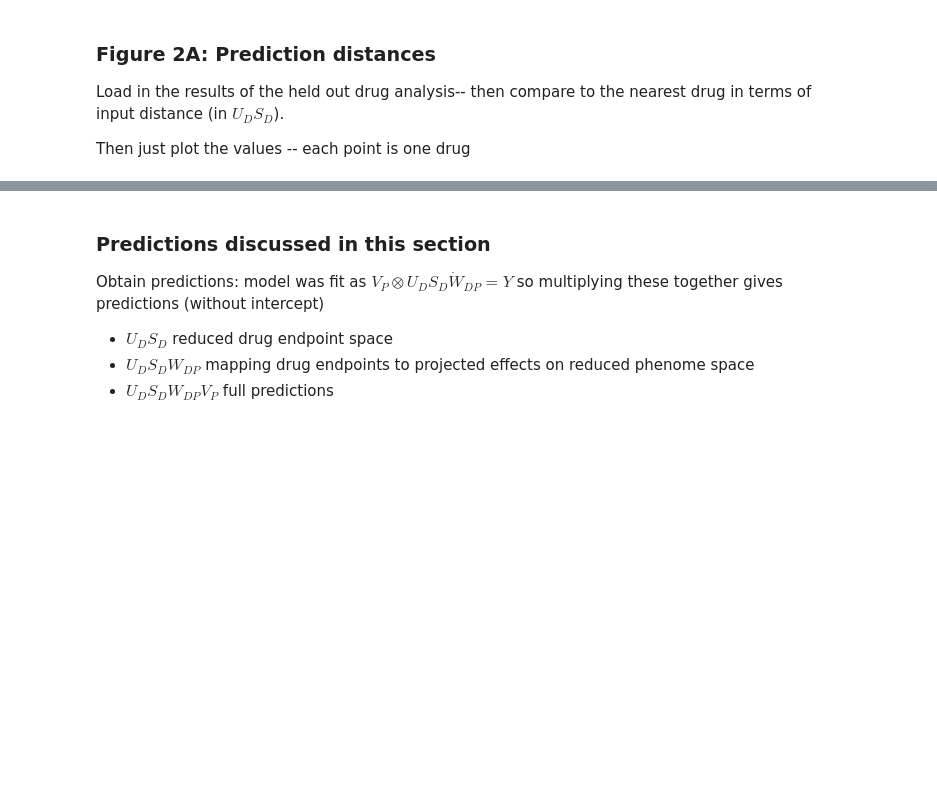
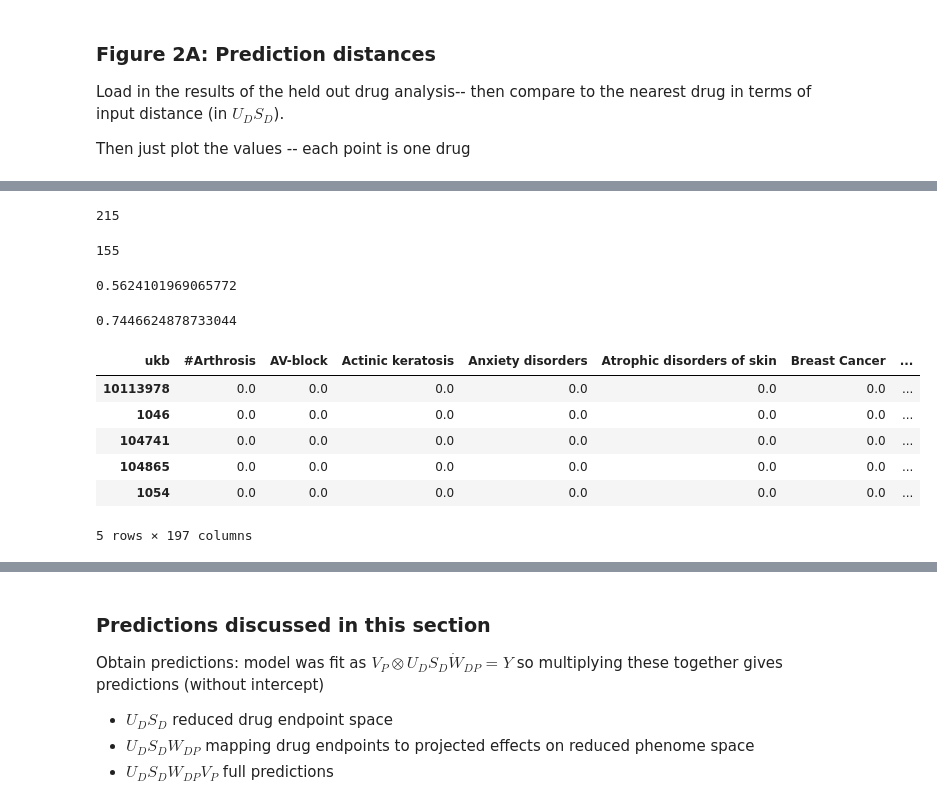
Before and after one commit to RDMelamed/drug-phenome, a Jupyter notebook: 3. Results part 1--evaluation.ipynb, the cells around one changed output, grey strips where cells are left out. Cells and saved outputs as stored; diff of their text form; code cells hidden in the pictures; blank space fills up the shorter version.

```diff
--- a/3. Results part 1--evaluation.ipynb
+++ b/3. Results part 1--evaluation.ipynb
@@ -194,0 +261,8 @@ RanksumsResult(statistic=5.535870513935947, pvalue=3.096863053871949e-08)
+# %%
+len(double_drug)
+# %% [output]
+215
+# %%
+len(double_dis)
+# %% [output]
+155
@@ -194,0 +271,27 @@ RanksumsResult(statistic=5.535870513935947, pvalue=3.096863053871949e-08)
+# %%
+galeano_v_sider = pd.concat(( s8_stack.loc[double_dis, double_drug].unstack().transpose(),
+                             se_mat.loc[double_dis,double_drug].unstack().transpose()),axis=1)# galeano':s8_stack.unstack().transpose(),
+#                                  'sider':se_mat.unstack().transpose()})
+
+galeano_v_sider.columns = ['galeano','sider']
+roc_auc_score(galeano_v_sider['sider'], galeano_v_sider['galeano'])
+# %% [output]
+0.5624101969065772
+# %%
+pred_v_sider = pd.concat((draph_pred.transpose().loc[double_dis, double_drug].unstack().transpose(),
+    se_mat.loc[double_dis, double_drug].unstack().transpose()),axis=1)
+pred_v_sider.columns = ['pred','sider']
+
+roc_auc_score(pred_v_sider['sider'], pred_v_sider['pred'])
+# %% [output]
+0.7446624878733044
+# %%
+nn_pred.head()
+# %% [output]
+| ukb | #Arthrosis | AV-block | Actinic keratosis | Anxiety disorders | Atrophic disorders of skin | Breast Cancer | ... |
+| 10113978 | 0.0 | 0.0 | 0.0 | 0.0 | 0.0 | 0.0 | ... |
+| 1046 | 0.0 | 0.0 | 0.0 | 0.0 | 0.0 | 0.0 | ... |
+| 104741 | 0.0 | 0.0 | 0.0 | 0.0 | 0.0 | 0.0 | ... |
+| 104865 | 0.0 | 0.0 | 0.0 | 0.0 | 0.0 | 0.0 | ... |
+| 1054 | 0.0 | 0.0 | 0.0 | 0.0 | 0.0 | 0.0 | ... |
+5 rows × 197 columns
```
Also changed, not shown: parts of 43 cells of this notebook, 6 other files.
